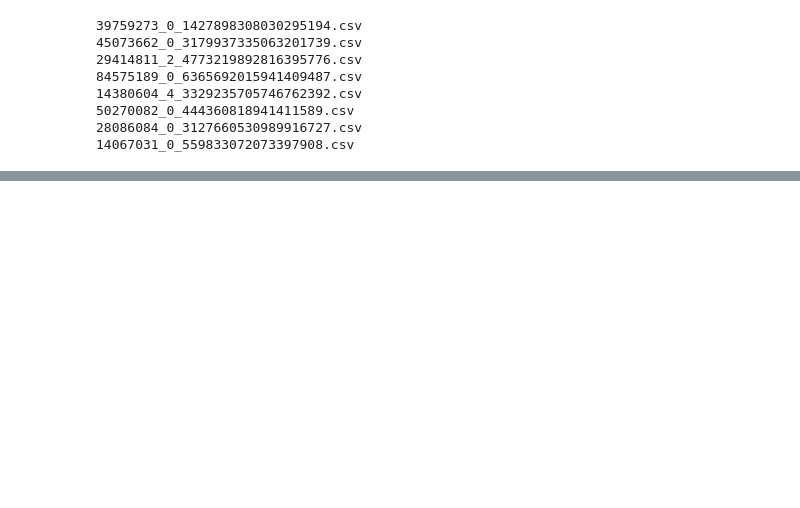
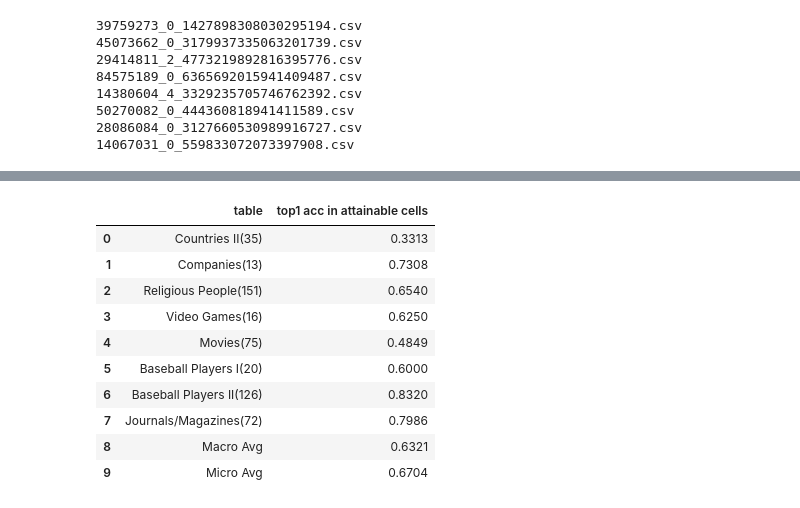
Before and after one commit to nicklein/table-linker-pipelines, a Jupyter notebook: ranking_model/contrastive_loss_nn.ipynb, the cells around one changed output, grey strips where cells are left out. Drawn from its saved outputs; the diff is of its cells as text; code cells hidden in the pictures; blank space fills up the shorter version.

Commit message:
files for running NN ablation experiments and analyzing the results for explainability

```diff
--- a/ranking_model/contrastive_loss_nn.ipynb
+++ b/ranking_model/contrastive_loss_nn.ipynb
@@ -609,29 +754,31 @@ def choose_best_candidates_from_scores(scores):
 
 
 num_trials = 10
-file_to_description = {"14380604_4_3329235705746762392.csv" : "Companies",
-               "29414811_2_4773219892816395776.csv" : "Video Games",
-               "45073662_0_3179937335063201739.csv" : "Baseball Players I",
-               "50270082_0_444360818941411589.csv" : "Baseball Players II",
-               "52299421_0_4473286348258170200.csv" : "Countries I",
-               "14067031_0_559833072073397908.csv" : "Countries II",
-               "39759273_0_1427898308030295194.csv" : "Movies",
-               "84575189_0_6365692015941409487.csv" : "Journals/Magazines",
-               "28086084_0_3127660530989916727.csv" : "Religious People"
-              }
-headers = ["table", "top1 acc accounting for ties", "top 1 acc ignoring ties"]
+
+headers = ["table", "top1 acc in attainable cells"]#,"cols"]#, "top1 acc", "top 1 acc ignoring ties"]
 rows = []
+micro_avg_acc = 0
+total_num_cells = 0
+
+nic_table_rows_w_gt_max={}
+
 for file in tqdm(sorted(glob.glob(f'{working_path}/dev_predictions/*.csv'))):
 # file = "/data02/profiling/contrastive_loss_nn_w_embedding_scores/dev_predictions/14067031_0_559833072073397908.csv"
 
     file_name = file.split('/')[-1]
-    file_desc = file_to_description[file_name]
 
-    df = pd.read_csv(file)
+#     if file_name != 'MOX6MBH5.csv':
+#         continue
 
-    scores = df.groupby('row').apply(lambda g: {g.iloc[i]['kg_id'] : g.iloc[i]['siamese_pred'] for i in range(len(g))}).to_list()
-    cells = df.groupby("row")["kg_id"].apply(list).to_list()
-    cells_gt = [l[0] for l in df.groupby("row")["GT_kg_id"].apply(list).to_list()]
+    nic_table_rows_w_gt_max[file_name] = {}
+
+    df = pd.read_csv(file).fillna(0)
+
+    scores = df.groupby(['column','row']).apply(lambda g: {cand : g.loc[g.loc[:,"kg_id"]==cand,"siamese_pred"].max() for cand in g.loc[:,"kg_id"].unique()}).to_list()
+    cells = df.groupby(['column','row'])["kg_id"].apply(list).to_list()
+    cells_gt = [l[0] for l in df.groupby(['column','row'])["GT_kg_id"].apply(list).to_list()]
+    cell_idx_to_col = [l[0] for l in df.groupby(['column','row'])["column"].apply(list).to_list()]
+    cell_idx_to_row = [l[0] for l in df.groupby(['column','row'])["row"].apply(list).to_list()]
 
 #     avg_f1=0
 #     for i in range(num_trials):
@@ -643,26 +790,58 @@ for file in tqdm(sorted(glob.glob(f'{working_path}/dev_predictions/*.csv'))):
     top1_acc_ignore_ties = 0
     num_no_ties_correct = 0
     num_no_ties = 0
-    for row in range(len(cells_gt)):
-        gt = cells_gt[row]
-        if gt in scores[row] and (scores[row][gt] == max(scores[row].values())):
-            num_cands_tied = len([1 for val in scores[row].values() if val==max(scores[row].values())])
+    num_attainable_cells = 0
+    l = []
+    for cell_idx in range(len(cells_gt)):
+
+        row_num = cell_idx_to_row[cell_idx]
+        col_num = cell_idx_to_col[cell_idx]
+#         if not (row_num ==3 and col_num ==0):
+#             continue
+        if col_num not in nic_table_rows_w_gt_max[file_name]:
+            nic_table_rows_w_gt_max[file_name][col_num] = {}
+        nic_table_rows_w_gt_max[file_name][col_num][row_num] = 0
+
+        gt = cells_gt[cell_idx]
+#         print(gt)
+#         print(gt in scores[cell_idx])
+#         if gt in scores[cell_idx]:
+#             print(scores[cell_idx][gt])
+#             print(max(scores[cell_idx].values()))
+        max_score_in_row = max(scores[cell_idx].values())
+        if gt in [cand for cand, score in scores[cell_idx].items() if score == max_score_in_row]:
+
+            nic_table_rows_w_gt_max[file_name][col_num][row_num] = 1
+
+            num_cands_tied = len([1 for val in scores[cell_idx].values() if val==max(scores[cell_idx].values())])
+            l.append(1 / num_cands_tied)
             top1_acc += (1 / num_cands_tied)
             top1_acc_ignore_ties += 1
+        if gt in cells[cell_idx]:
+            num_attainable_cells += 1
+    micro_avg_acc += top1_acc
+    total_num_cells += len(cells_gt)
+    top1_attainable_acc = top1_acc / num_attainable_cells
     top1_acc /= len(cells_gt)
     top1_acc_ignore_ties /= len(cells_gt)
+#     print(l)
+#     print(len(l))
 
-    row = [file_desc, top1_acc, top1_acc_ignore_ties]
+    row = [file_name + f"({len(cells_gt)})", top1_acc]
     rows.append(row)
 
-avg_row_scores = [0,0]
+
+avg_row_scores = [0]
 for row in rows:
     for i in range(len(avg_row_scores)):
         avg_row_scores[i] += row[i+1]
 avg_row_scores = [score / len(rows) for score in avg_row_scores]
-rows.append(["Avg"] + avg_row_scores)
+rows.append(["Macro Avg"] + avg_row_scores)
+rows.append(["Micro Avg"] + [micro_avg_acc / total_num_cells])
 
-rows = [["{:.3f}".format(row[i]) if i > 0 else row[i] for i in range(len(row))] for row in rows]
+rows = [["{:.4f}".format(row[i]) if i > 0 else row[i] for i in range(len(row))] for row in rows]
 
-print(tabulate(rows, headers=headers))
+results_df = pd.DataFrame(data=rows, columns=headers)
+display(results_df)
+results_df.to_csv(f"{working_path}/best_dev_set_results.csv", index=False)
 # %% [output]
@@ -679,0 +848,11 @@ Avg                                           0.029                      0.029
+|  | table | top1 acc in attainable cells |
+| 0 | Countries II(35) | 0.3313 |
+| 1 | Companies(13) | 0.7308 |
+| 2 | Religious People(151) | 0.6540 |
+| 3 | Video Games(16) | 0.6250 |
+| 4 | Movies(75) | 0.4849 |
+| 5 | Baseball Players I(20) | 0.6000 |
+| 6 | Baseball Players II(126) | 0.8320 |
+| 7 | Journals/Magazines(72) | 0.7986 |
+| 8 | Macro Avg | 0.6321 |
+| 9 | Micro Avg | 0.6704 |
```
Also changed, not shown: parts of 25 cells of this notebook, 2 other files.
